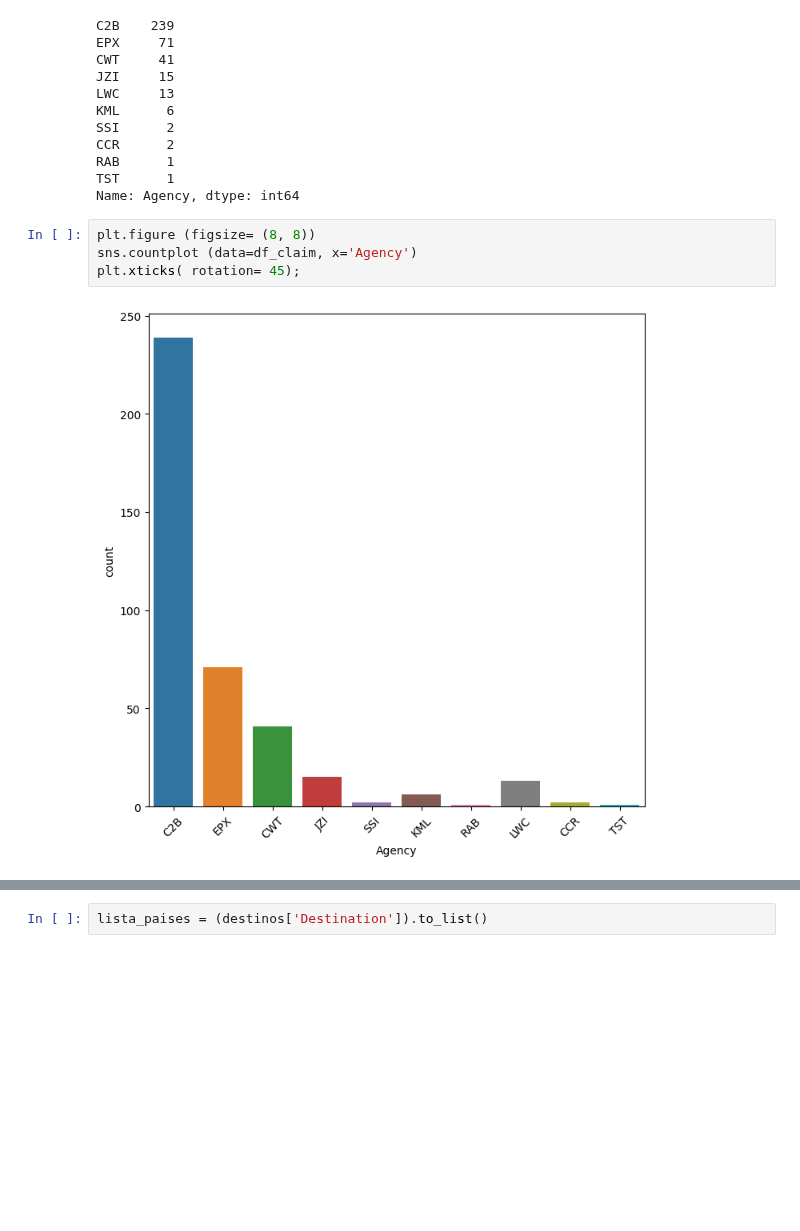
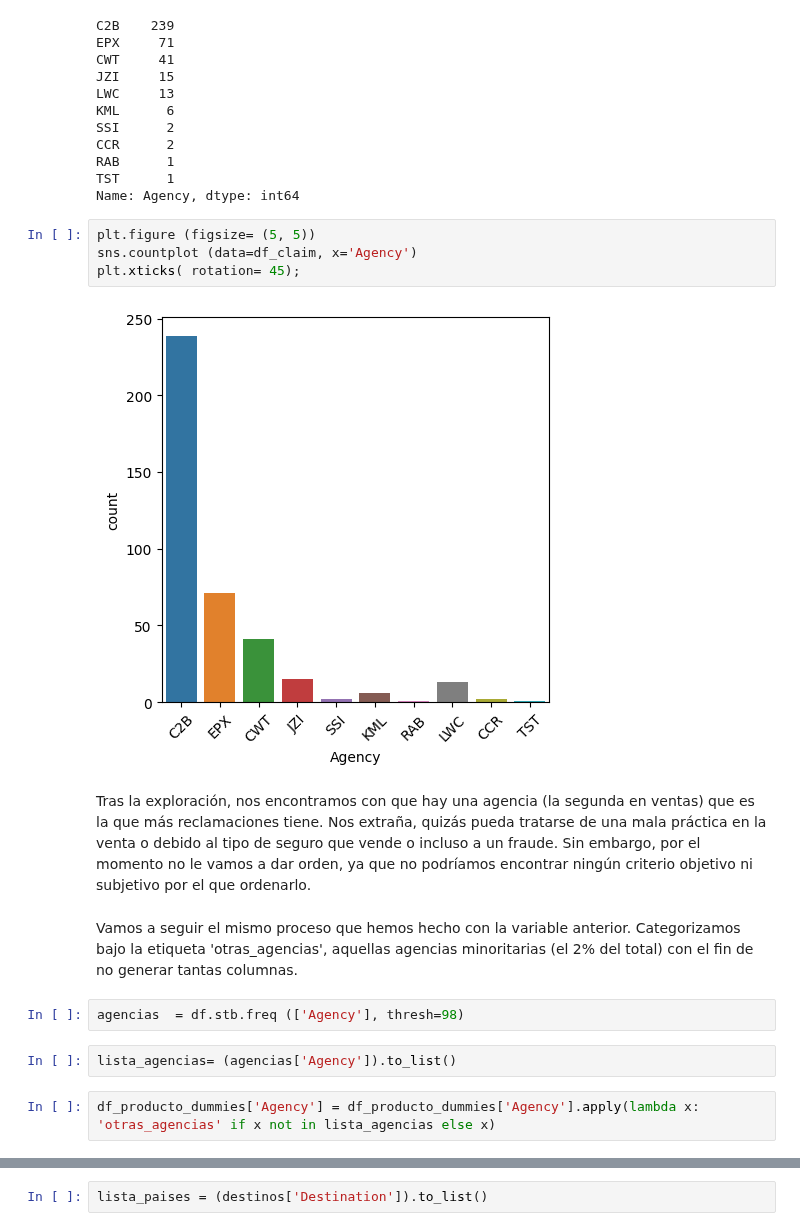
Before and after one commit to Adalab/DA-promoC-modulo3-sprint1-IreneMarta, a Jupyter notebook: regresion logistica/2.Preprocesado.ipynb, the cells around one changed output, grey strips where cells are left out. Saved outputs shown, nothing was run; the diff lists cells and outputs as text; blank space fills up the shorter version.

```diff
--- a/regresion logistica/2.Preprocesado.ipynb
+++ b/regresion logistica/2.Preprocesado.ipynb
@@ -140,8 +174,18 @@ RAB      1
 TST      1
 Name: Agency, dtype: int64
 # %%
-plt.figure (figsize= (8, 8))
+plt.figure (figsize= (5, 5))
 sns.countplot (data=df_claim, x='Agency')
 plt.xticks( rotation= 45);
 # %% [output]
-[figure, old version]
+[figure, new version]
+# %% [markdown]
+ Tras la exploración, nos encontramos con que hay una agencia (la segunda en ventas) que es la que más reclamaciones tiene. Nos extraña, quizás pueda tratarse de una mala práctica en la venta o debido al tipo de seguro que vende o incluso a un fraude. Sin embargo, por el momento no le vamos a dar orden, ya que no podríamos encontrar ningún criterio objetivo ni subjetivo por el que ordenarlo.
+# %% [markdown]
+Vamos a seguir el mismo proceso que hemos hecho con la variable anterior. Categorizamos bajo la etiqueta 'otras_agencias', aquellas agencias minoritarias (el 2% del total) con el fin de no generar tantas columnas.
+# %%
+agencias  = df.stb.freq (['Agency'], thresh=98)
+# %%
+lista_agencias= (agencias['Agency']).to_list()
+# %%
+df_producto_dummies['Agency'] = df_producto_dummies['Agency'].apply(lambda x: 'otras_agencias' if x not in lista_agencias else x)
```
Also changed, not shown: parts of 71 cells of this notebook, 4 other files.
